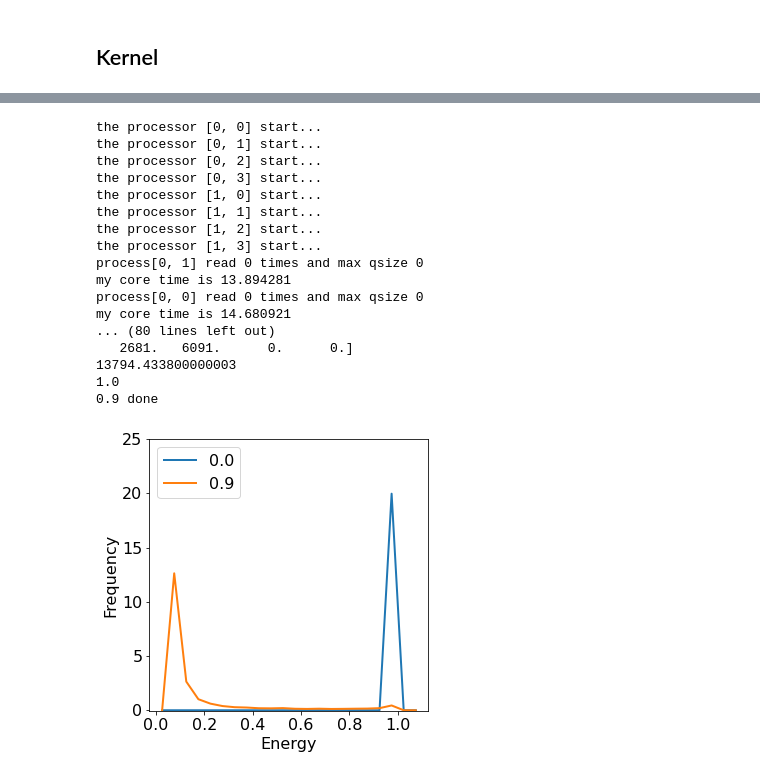
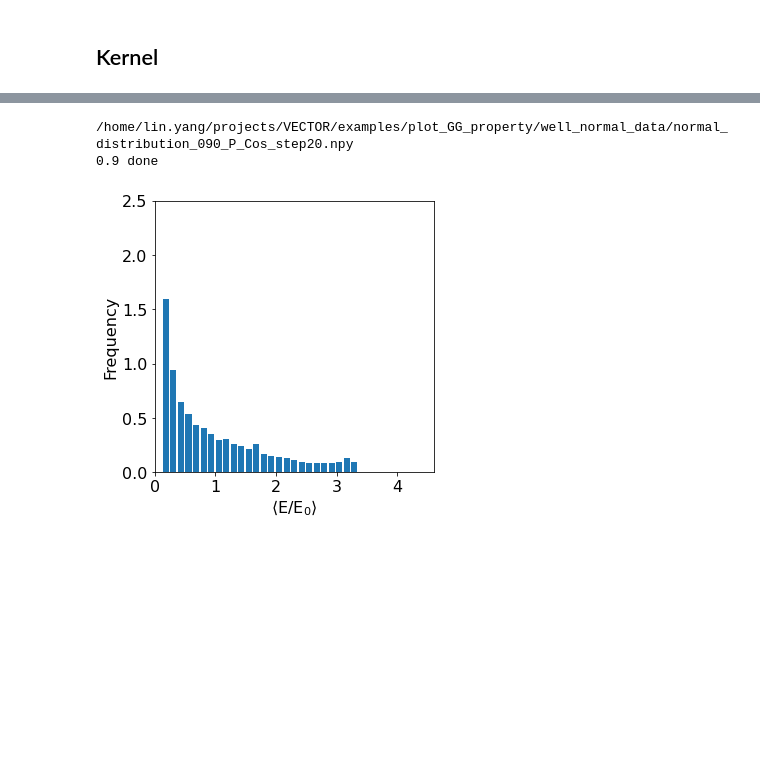
Before and after one commit to Linwitness/VECTOR, a Jupyter notebook: examples/plot_GG_property/plot_frequency_energy.ipynb, the cells around one changed output, grey strips where cells are left out. Saved outputs shown, nothing was run; the diff lists cells and outputs as text; code cells hidden in the pictures; blank space fills up the shorter version.

```diff
--- a/examples/plot_GG_property/plot_frequency_energy.ipynb
+++ b/examples/plot_GG_property/plot_frequency_energy.ipynb
@@ -244,56 +248,45 @@ Found time steps
 # %%
 
-    label_list = ["0.0", "0.9"]
-    sigma_list = np.array(label_list).astype(float)
-    aniso_mag = np.zeros(len(label_list))
-    aniso_mag_stand = np.zeros(len(label_list))
-    aniso_rs = np.zeros(len(label_list))
 
     plt.close()
     fig = plt.figure(figsize=(5, 5))
 
     # Iso
-    newplace = np.rot90(npy_file_iso[special_step_distribution_iso,:,:,:], 1, (0,1))
-    P, sites = inclination_processing.get_normal_vector(newplace)
-
-    slope_list = get_normal_vector_energy_slope(P, sites, sigma_list[0], label_list[0])
-    aniso_rs[0] = get_poly_statistical_ar(npy_file_iso, special_step_distribution_iso)
-    print("iso done")
+    # data_file_name_P = f'/well_normal_data/normal_distribution_iso_P_step{special_step_distribution_iso}.npy'
+    # data_file_name_sites = f'/well_normal_data/normal_distribution_iso_sites_step{special_step_distribution_iso}.npy'
+    # if os.path.exists(current_path + data_file_name_P):
+    #     P = np.load(current_path + data_file_name_P)
+    #     sites = np.load(current_path + data_file_name_sites)
+    # else:
+    #     newplace = np.rot90(npy_file_iso[special_step_distribution_iso,:,:,:], 1, (0,1))
+    #     P, sites, sites_list = inclination_processing.get_normal_vector(newplace)
+    # slope_list = get_normal_vector_energy_slope(P, sites, sigma_list[0])
+    # print("iso done")
 
     # Aniso - 090
-    newplace = np.rot90(npy_file_aniso_090[special_step_distribution_090,:,:,:], 1, (0,1))
-    P, sites = inclination_processing.get_normal_vector(newplace)
-
-    slope_list = get_normal_vector_energy_slope(P, sites, sigma_list[1], label_list[1])
-    aniso_rs[1] = get_poly_statistical_ar(npy_file_aniso_090, special_step_distribution_090)
-    print(f"{label_list[1]} done")
+    data_file_name_P = f'/well_normal_data/normal_distribution_{TJ_energy_type_090_label}_P_{energy_function}_step{special_step_distribution_090}.npy'
+    data_file_name_sites = f'/well_normal_data/normal_distribution_{TJ_energy_type_090_label}_sites_{energy_function}_step{special_step_distribution_090}.npy'
+    print(current_path + data_file_name_P)
+    if os.path.exists(current_path + data_file_name_P):
+        P = np.load(current_path + data_file_name_P)
+        sites = np.load(current_path + data_file_name_sites)
+    else:
+        newplace = np.rot90(npy_file_aniso_090[special_step_distribution_090,:,:,:], 1, (0,1))
+        P, sites, sites_list = inclination_processing.get_normal_vector(newplace)
+    slope_list = get_normal_vector_energy_slope(P, sites, float(TJ_energy_type_090),energy_function)
+    print(f"{TJ_energy_type_090} done")
 
 
-    # plt.plot(np.linspace(0,len(label_list)-1,len(label_list)), 1/aniso_rs, '.-', markersize=8 linewidth=2)
-    plt.xlabel("Energy", fontsize=16)
+    plt.xlabel(r"$\langle$E/E$_0\rangle$", fontsize=16)
     plt.ylabel("Frequency", fontsize=16)
-    plt.xticks([0,0.2,0.4,0.6,0.8,1.0])
-    plt.legend(fontsize=16)
-    plt.ylim([-0.05,25])
-    plt.xticks(fontsize=16)
+    plt.xlim([0,4.6])
+    plt.ylim([0,2.5])
+    plt.xticks(np.array([0,1,2,3,4]),fontsize=16)
     plt.yticks(fontsize=16)
-    plt.savefig(current_path + f"/figures/anisotropic_poly_20k_pz_frequency_energy_{energy_function}.png", dpi=400,bbox_inches='tight')
+
+    plt.savefig(current_path + f"/figures/poly_20k_energy_frequency_delta{TJ_energy_type_090_label}_{energy_function}_{expected_grain_num}grains.png",
+                dpi=400,bbox_inches='tight')
 # %% [output]
-the processor [0, 0] start...
-the processor [0, 1] start...
-the processor [0, 2] start...
-the processor [0, 3] start...
-the processor [1, 0] start...
-the processor [1, 1] start...
-the processor [1, 2] start...
-the processor [1, 3] start...
-process[0, 1] read 0 times and max qsize 0
-my core time is 13.894281
-process[0, 0] read 0 times and max qsize 0
-my core time is 14.680921
-... (80 lines left out)
-   2681.   6091.      0.      0.]
-13794.433800000003
-1.0
+/home/lin.yang/projects/VECTOR/examples/plot_GG_property/well_normal_data/normal_distribution_090_P_Cos_step20.npy
 0.9 done
-[figure, old version]
+[figure, new version]
```
Also changed, not shown: parts of 2 cells of this notebook, 50 other files.
